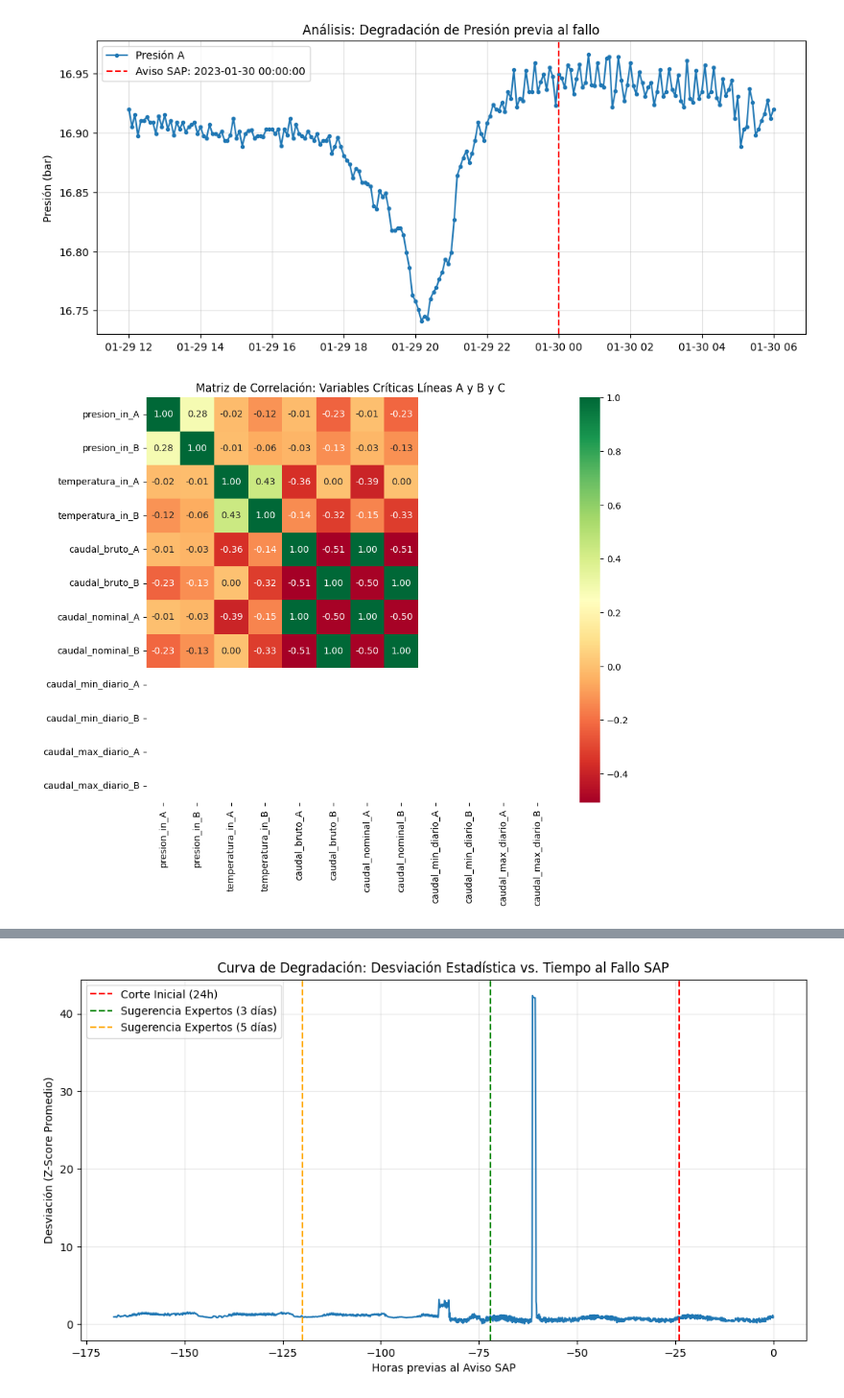
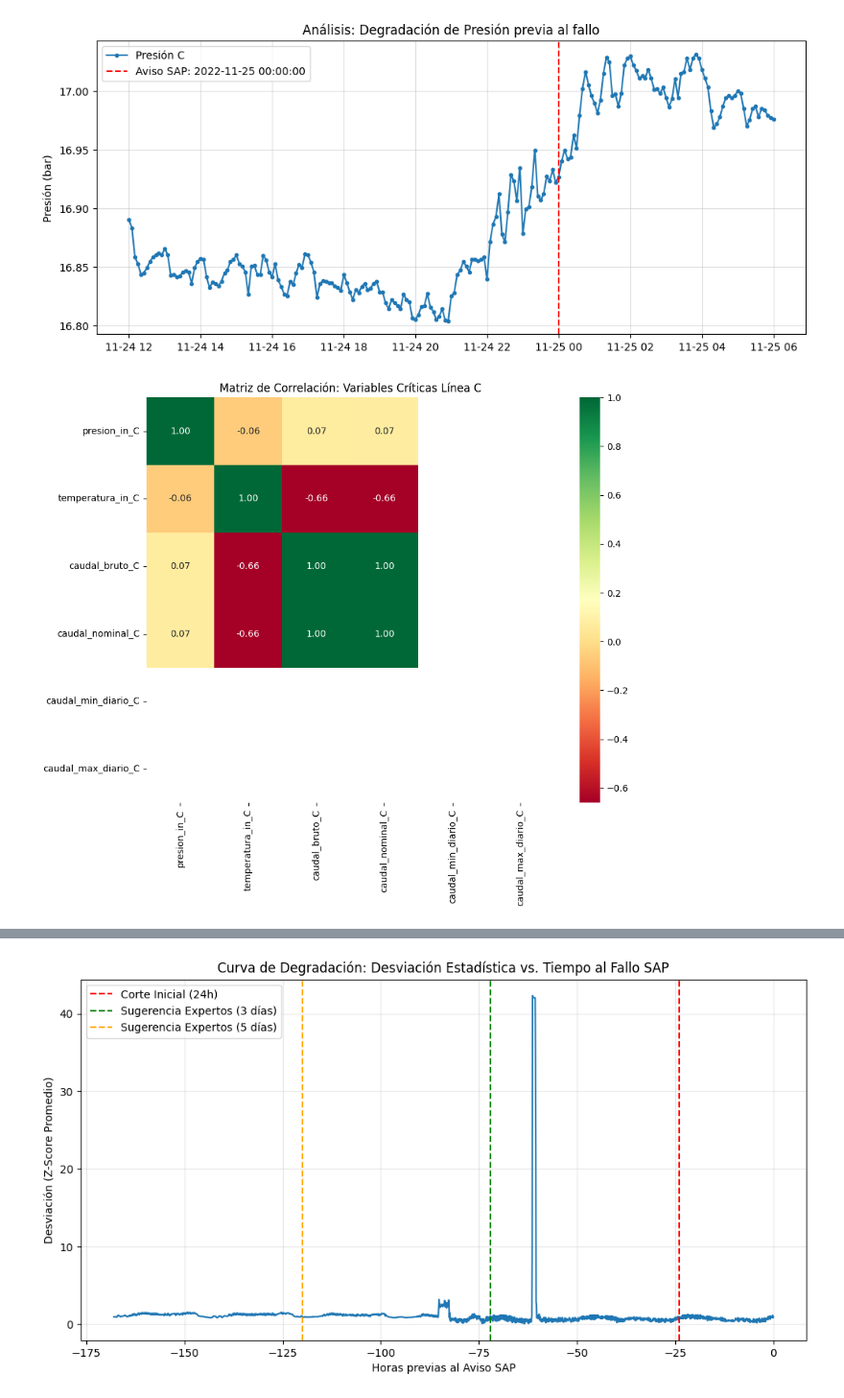
Before and after one commit to BryanInche/27.tfm_enagas_ia, a Jupyter notebook: notebooks/03_Etiquetado_y_Feature_Engineering.ipynb, the cells around one changed output, grey strips where cells are left out. Shown at 96% size. Cells and saved outputs as stored; diff of their text form; code cells hidden in the pictures.

```diff
--- a/notebooks/03_Etiquetado_y_Feature_Engineering.ipynb
+++ b/notebooks/03_Etiquetado_y_Feature_Engineering.ipynb
@@ -7,11 +7,11 @@ import os
 # 1. Rutas
 base_path = r"C:\Users\braya\Documents\TFM_UCM_Enagas\tfm_enagas"
 
-ruta_sensores_clean = os.path.join(base_path, "data", "processed", "df_sensores_ERM_400_2023_2024_limpio.csv")
-#ruta_sensores_clean = os.path.join(base_path, "data", "processed", "df_sensores_ERM_6500_2022_2023_limpio.csv")
+#ruta_sensores_clean = os.path.join(base_path, "data", "processed", "df_sensores_ERM_400_2023_2024_limpio.csv")
+ruta_sensores_clean = os.path.join(base_path, "data", "processed", "df_sensores_ERM_6500_2022_2023_limpio.csv")
 
-ruta_sap_clean = os.path.join(base_path, "data", "processed", "df_sap_erm_400_limpio.csv")
-#ruta_sap_clean = os.path.join(base_path, "data", "processed", "df_sap_erm_6500_limpio.csv")
+#ruta_sap_clean = os.path.join(base_path, "data", "processed", "df_sap_erm_400_limpio.csv")
+ruta_sap_clean = os.path.join(base_path, "data", "processed", "df_sap_erm_6500_limpio.csv")
 
 # 2. Cargar Sensores (Forzamos que 'datetime' vuelva a ser el índice y sea tipo fecha)
 df = pd.read_csv(ruta_sensores_clean, parse_dates=['datetime'])
@@ -81,7 +85,7 @@ if not df_sap_2022.empty:
     df_zoom = df.loc[inicio_ventana:fin_ventana]
 
     plt.figure(figsize=(12, 5))
-    plt.plot(df_zoom.index, df_zoom['presion_in_A'], label='Presión A', marker='.')
+    plt.plot(df_zoom.index, df_zoom['presion_in_C'], label='Presión C', marker='.')
     plt.axvline(fecha_aviso, color='red', linestyle='--', label=f'Aviso SAP: {fecha_aviso}')
 
     plt.title('Análisis: Degradación de Presión previa al fallo')
@@ -90,30 +94,26 @@ if not df_sap_2022.empty:
     plt.grid(True, alpha=0.4)
     plt.show()
 # %% [output]
-[figure, old version]
+[figure, new version]
 # %%
 plt.figure(figsize=(10, 8))
 
-
+"""
 corr_matrix = df[['presion_in_A', 'presion_in_B', 'temperatura_in_A', 'temperatura_in_B',
        'caudal_bruto_A', 'caudal_bruto_B', 'caudal_nominal_A',
        'caudal_nominal_B', 'caudal_min_diario_A', 'caudal_min_diario_B',
        'caudal_max_diario_A', 'caudal_max_diario_B']].corr()
-
-"""
-corr_matrix = df[['presion_in_A', 'presion_in_B', 'presion_in_C', 'temperatura_in_A',
-       'temperatura_in_B', 'temperatura_in_C', 'caudal_bruto_A',
-       'caudal_bruto_B', 'caudal_bruto_C', 'caudal_nominal_A',
-       'caudal_nominal_B', 'caudal_nominal_C', 'caudal_min_diario_A',
-       'caudal_min_diario_B', 'caudal_min_diario_C', 'caudal_max_diario_A',
-       'caudal_max_diario_B', 'caudal_max_diario_C']].corr()
 """
 
+corr_matrix = df[['presion_in_C', 'temperatura_in_C', 'caudal_bruto_C',
+                  'caudal_nominal_C', 'caudal_min_diario_C',
+                 'caudal_max_diario_C']].corr()
+
 sns.heatmap(corr_matrix, annot=True, cmap='RdYlGn', fmt=".2f")
-plt.title('Matriz de Correlación: Variables Críticas Líneas A y B y C')
+plt.title('Matriz de Correlación: Variables Críticas Línea C')
 plt.show()
 # %% [output]
-[figure, old version]
+[figure, new version]
 # %%
 plt.figure(figsize=(10, 8))
 
```
Also changed, not shown: parts of 24 cells of this notebook.
